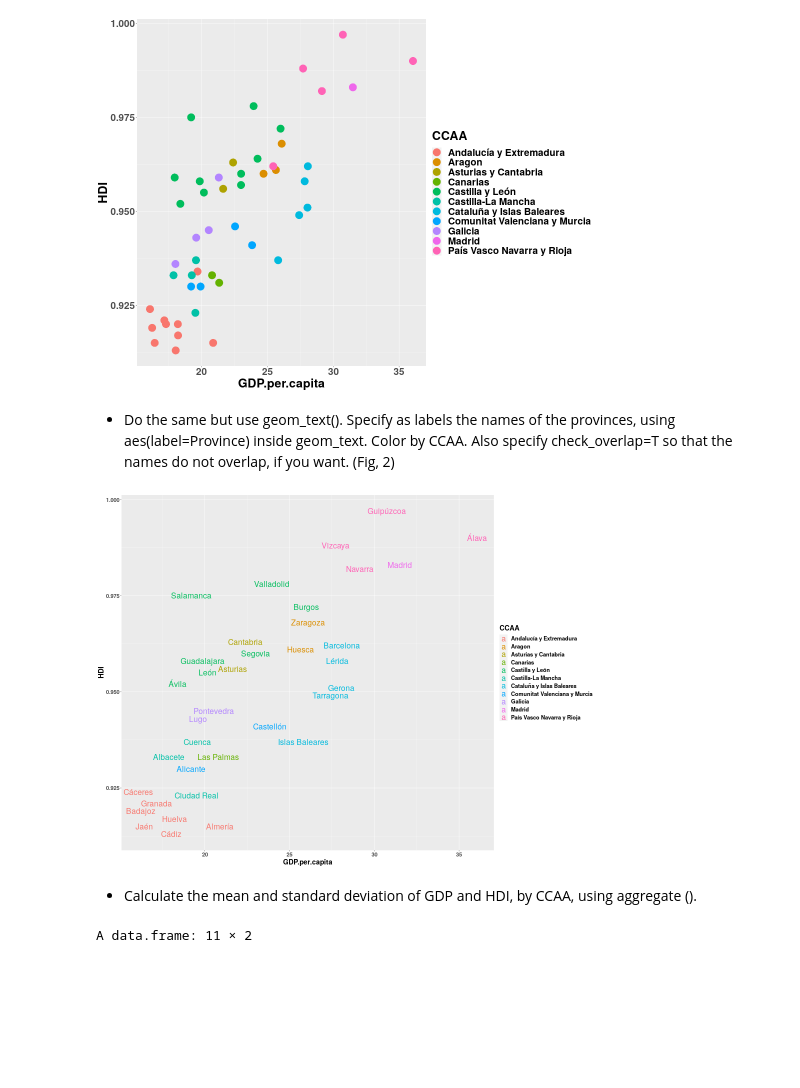
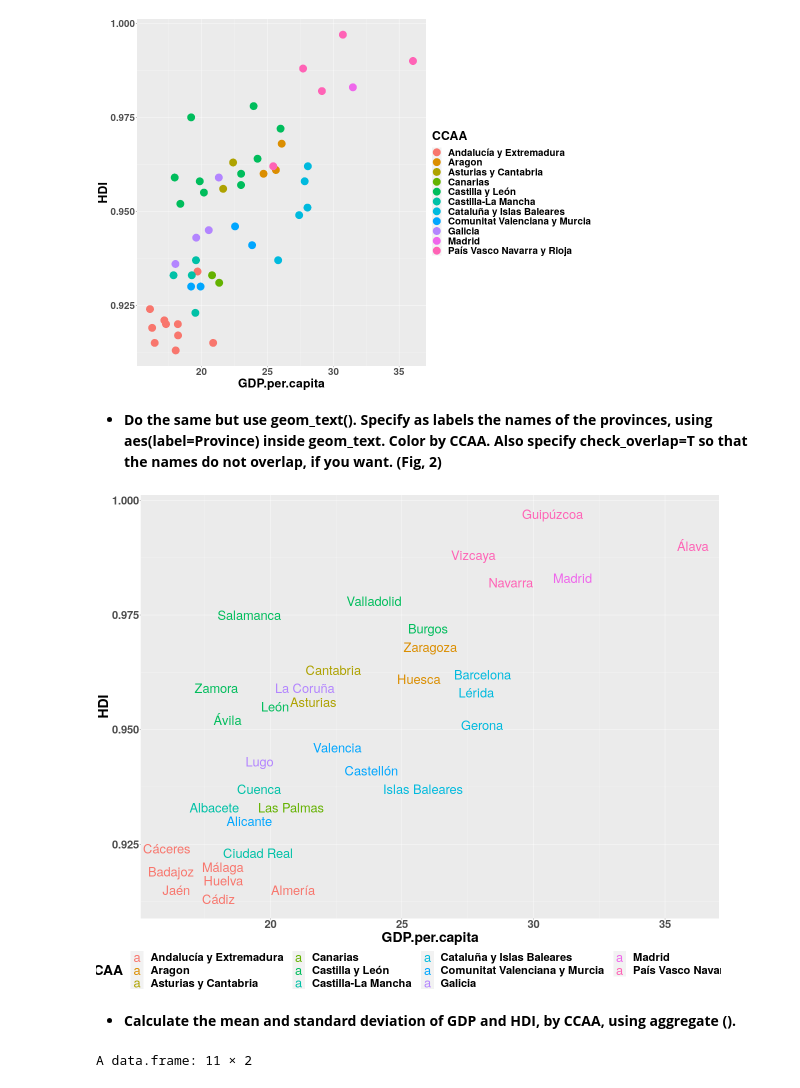
Before and after one commit to AlbaLomas/Introduction_R, a Jupyter notebook: Exam/Exam_text.ipynb, the cells around one changed output. Drawn from its saved outputs; the diff is of its cells as text; code cells hidden in the pictures; blank space fills up the shorter version.

```diff
--- a/Exam/Exam_text.ipynb
+++ b/Exam/Exam_text.ipynb
@@ -174,15 +182,16 @@ geom_point(size = 10) + theme(text = element_text(family = "Arial", size = 35, f
 # %% [output]
 [figure]
 # %% [markdown]
-- Do the same but use geom_text(). Specify as labels the names of the provinces, using aes(label=Province) inside geom_text. Color by CCAA. Also specify check_overlap=T so that the names do not overlap, if you want. (Fig, 2)
+- **Do the same but use geom_text(). Specify as labels the names of the provinces, using aes(label=Province) inside geom_text. Color by CCAA. Also specify check_overlap=T so that the names do not overlap, if you want. (Fig, 2)**
 # %%
 ggplot(df_new, aes(x=GDP.per.capita, y=HDI, color=CCAA)) +
-geom_text(aes(label=Province), check_overlap=T, size = 8) +
-    theme(text = element_text(family = "Arial", size = 20, face = "bold"))
+geom_text(aes(label=Province), check_overlap=T, size = 13) +
+    theme(text = element_text(family = "Arial", size = 40, face = "bold"),legend.position = "bottom")
+
 # Allow the plot to be bigger
-options(repr.plot.width = 20, repr.plot.height = 15, repr.plot.res = 50)
+options(repr.plot.width = 25, repr.plot.height = 20, repr.plot.res = 50)
 # %% [output]
-[figure, old version]
+[figure, new version]
 # %% [markdown]
-- Calculate the mean and standard deviation of GDP and HDI, by CCAA, using aggregate ().
+- **Calculate the mean and standard deviation of GDP and HDI, by CCAA, using aggregate ().**
 # %%
```
Also changed, not shown: parts of 52 cells of this notebook.
